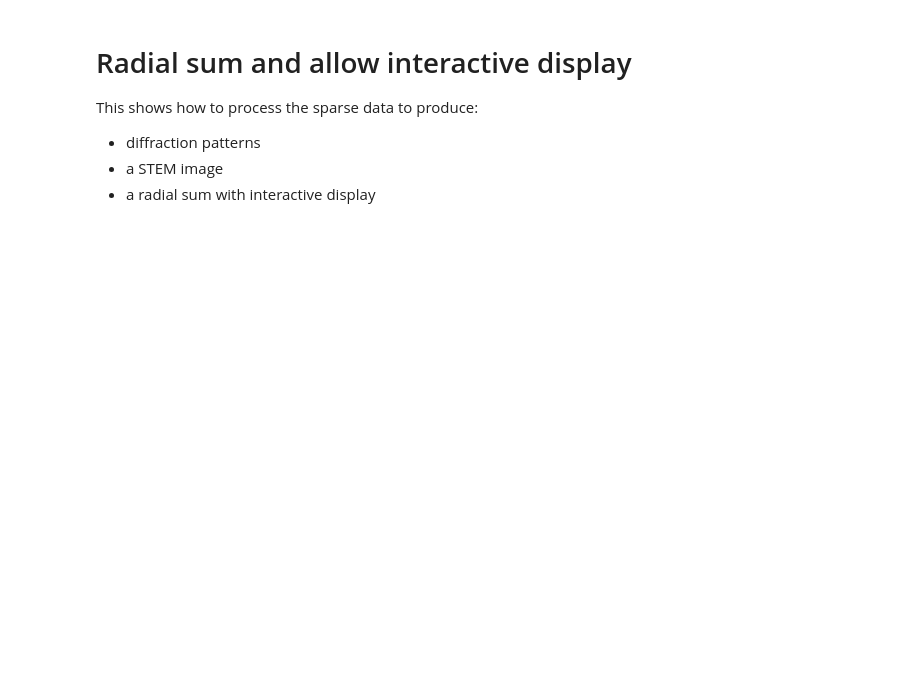
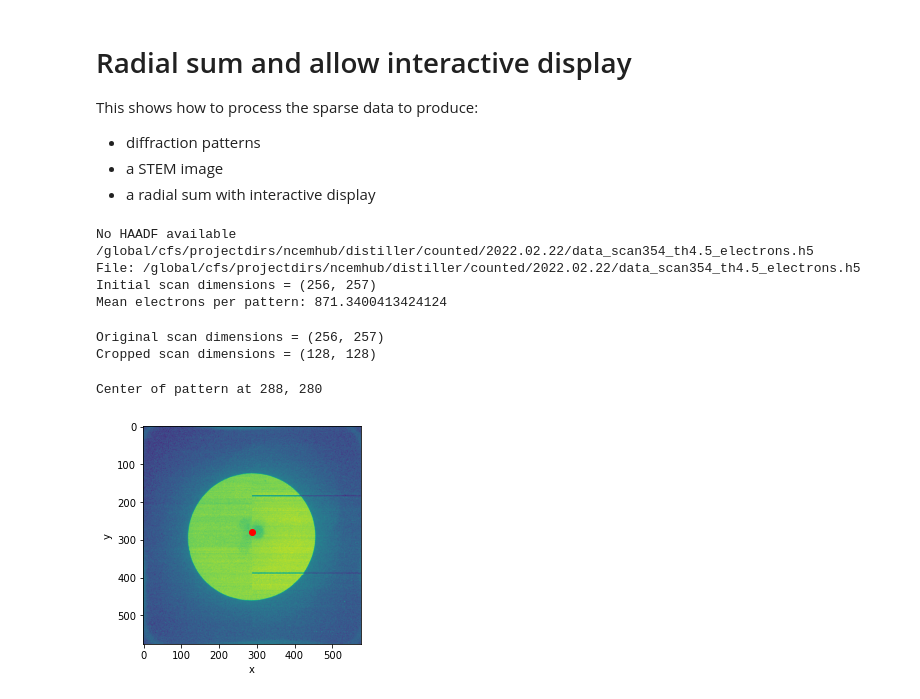
Before and after one commit to OpenChemistry/stempy, a Jupyter notebook: examples/radial_sum_display.ipynb, the cells around one changed output. Saved outputs shown, nothing was run; the diff lists cells and outputs as text; code cells hidden in the pictures; blank space fills up the shorter version.

Commit message:
update calculation of mean electrons per pattern

```diff
--- a/examples/radial_sum_display.ipynb
+++ b/examples/radial_sum_display.ipynb
@@ -47,6 +47,11 @@ fPath = Path('data_scan{}_th{}_electrons.h5'.format(scan_num, threshold))
 fname = dPath / fPath
 haadf_path = distiller_path / Path('dm4') / Path(date) / Path(f'scan{scan_num}.dm4')
 
+# Local testing
+scan_num = 186
+scan_id = 1842
+fname = Path(f'/mnt/nvme1/percius/stempy_tests_temp/data_scan{scan_num}_id{scan_id}_electrons.h5')
+
 # Load the HAADF
 if haadf_path.exists():
     haadf = nio.dm.dmReader(haadf_path)
@@ -56,13 +61,14 @@ if haadf_path.exists():
 else:
     print('No HAADF available')
 
-sa = SparseArray.from_hdf5(dPath / fPath)
+sa = stio.SparseArray.from_hdf5(fname)
 
 # Calculate number of electrons per pattern
 num_elec = 0
-for ii in sa.data:
-    num_elec += len(ii)
-avg_elec = num_elec / (sa.scan_shape[0] * sa.scan_shape[1])
+for frames in sa.data:
+    for frame in frames:
+        num_elec += len(frame)
+avg_elec = num_elec / (sa.num_scans * sa.num_frames_per_scan)
 
 print(dPath / fPath)
 print('File: {}'.format(dPath / fPath))
@@ -70,29 +76,39 @@ print('Initial scan dimensions = {}'.format(sa.scan_shape))
 print('Mean electrons per pattern: {}'.format(avg_elec))
 if haadf_path.exists():
     print('Dose (on camera) = {} per {}^2'.format(avg_elec/haadf['pixelSize'][0]**2, haadf['pixelUnit'][0]))
+# %% [output]
+No HAADF available
+/global/cfs/projectdirs/ncemhub/distiller/counted/2022.02.22/data_scan354_th4.5_electrons.h5
+File: /global/cfs/projectdirs/ncemhub/distiller/counted/2022.02.22/data_scan354_th4.5_electrons.h5
+Initial scan dimensions = (256, 257)
+Mean electrons per pattern: 871.3400413424124
 # %%
 # Remove flyback and crop to a smaller area (if desired)
-crop_dimensions = (256, 256) # (col, row)
+crop_dimensions = (128, 128) # (col, row)
 
-sa_crop = sa[:crop_dimensions[0], :crop_dimensions[1]] # crop
-
-sa_crop = sa[50:200,50:200,:,:]
+sa_crop = sa[:crop_dimensions[0], :crop_dimensions[1],:,:] # crop
 
 print('Original scan dimensions = {}'.format(sa.scan_shape))
 print('Cropped scan dimensions = {}'.format(sa_crop.scan_shape))
+# %% [output]
+Original scan dimensions = (256, 257)
+Cropped scan dimensions = (128, 128)
 # %%
-## Calculate a summed diffraction pattern
+# Calculate a summed diffraction pattern
 dp = sa_crop[::1, ::1, :, :].sum(axis=(0, 1))
 
 # Set the center of the pattern
 center = stim.com_dense(dp) # center of intensity
-center = (285, 287) # manual
+center = (288, 280) # manual
 print('Center of pattern at {0[0]}, {0[1]}'.format(center))
 
 fg,ax = plt.subplots(1,1)
 ax.imshow(dp, norm=PowerNorm(0.25))
 _ = ax.scatter(center[0], center[1], c='r')
 ax.set(xlabel='x',ylabel='y');
+# %% [output]
+Center of pattern at 288, 280
+[figure, added]
 # %%
 # Radial sum the sparse data
 bf_outer_angle = 10
```
Also changed, not shown: parts of 5 cells of this notebook, 1 other file.
